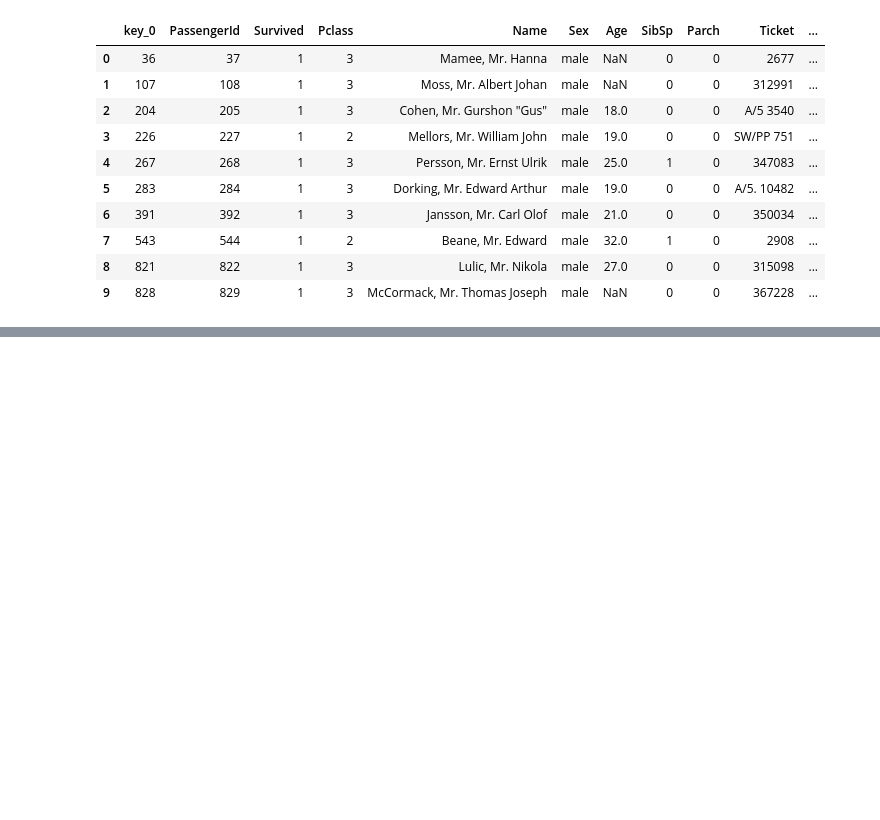
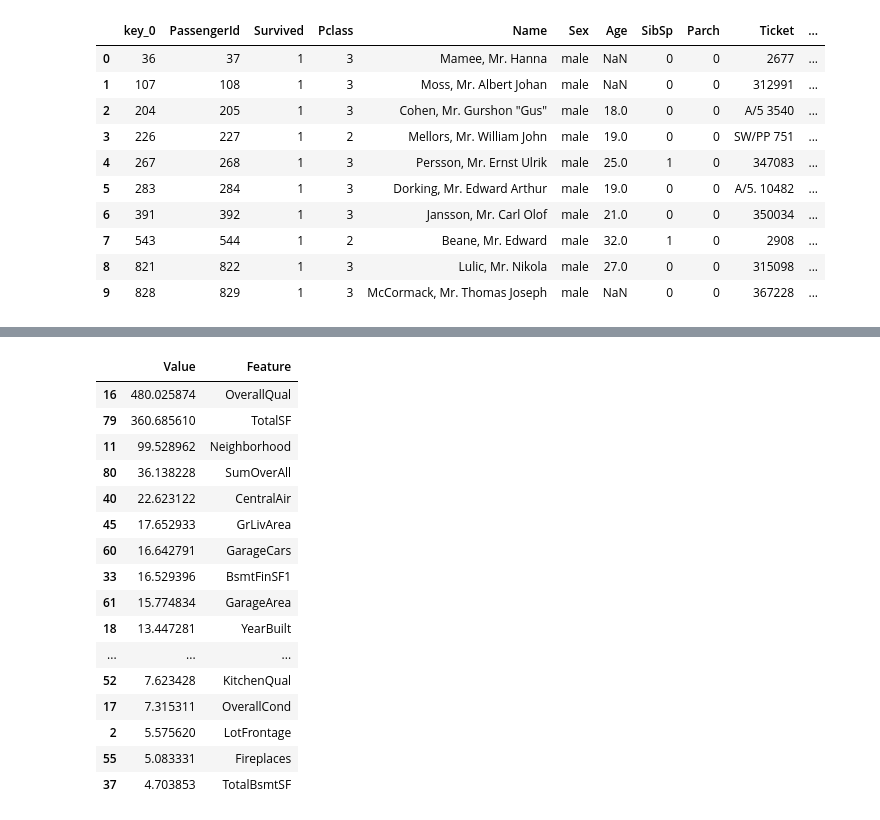
Before and after one commit to gershonc/octopus-ml, a Jupyter notebook: notebooks/octopus_showcase.ipynb, the cells around one changed output, grey strips where cells are left out. Cells and saved outputs as stored; diff of their text form; code cells hidden in the pictures; blank space fills up the shorter version.

```diff
--- a/notebooks/octopus_showcase.ipynb
+++ b/notebooks/octopus_showcase.ipynb
@@ -375,0 +518,4 @@ filter_fns_with_prediction
+# %%
+train = data[:len(train_df)]
+test = data[len(train_df):]
+X=train
@@ -375,0 +527,11 @@ filter_fns_with_prediction
+# %%
+# Categorical features
+
+categorical_features=[]
+for c in train.columns:
+    col_type = train[c].dtype
+    if col_type == 'object' or col_type.name == 'category':
+        train[c] = train[c].astype('category')
+        categorical_features.append(c)
+print (categorical_features)
+X=train
@@ -375,0 +542,8 @@ filter_fns_with_prediction
+# %%
+params = {
+'boosting_type': 'gbdt',
+'objective': 'regression',
+'metric': 'rmse',
+}
+
+metrics= oc.cv_adv(X,y,0.5,100,shuffle=True,params=params, mode="regression")
@@ -375,0 +720,2 @@ filter_fns_with_prediction
+# %%
+feature_imp_list=oc.plot_imp(metrics['final_clf'],X,'LightGBM House prices Kaggle',num=30)
@@ -375,0 +724,21 @@ filter_fns_with_prediction
+# %%
+top_features=feature_imp_list.sort_values(by='Value', ascending=False).head(20)
+top_features
+# %% [output]
+|  | Value | Feature |
+| 16 | 480.025874 | OverallQual |
+| 79 | 360.685610 | TotalSF |
+| 11 | 99.528962 | Neighborhood |
+| 80 | 36.138228 | SumOverAll |
+| 40 | 22.623122 | CentralAir |
+| 45 | 17.652933 | GrLivArea |
+| 60 | 16.642791 | GarageCars |
+| 33 | 16.529396 | BsmtFinSF1 |
+| 61 | 15.774834 | GarageArea |
+| 18 | 13.447281 | YearBuilt |
+| ... | ... | ... |
+| 52 | 7.623428 | KitchenQual |
+| 17 | 7.315311 | OverallCond |
+| 2 | 5.575620 | LotFrontage |
+| 55 | 5.083331 | Fireplaces |
+| 37 | 4.703853 | TotalBsmtSF |
```
Also changed, not shown: parts of 41 cells of this notebook, 5 other files.
